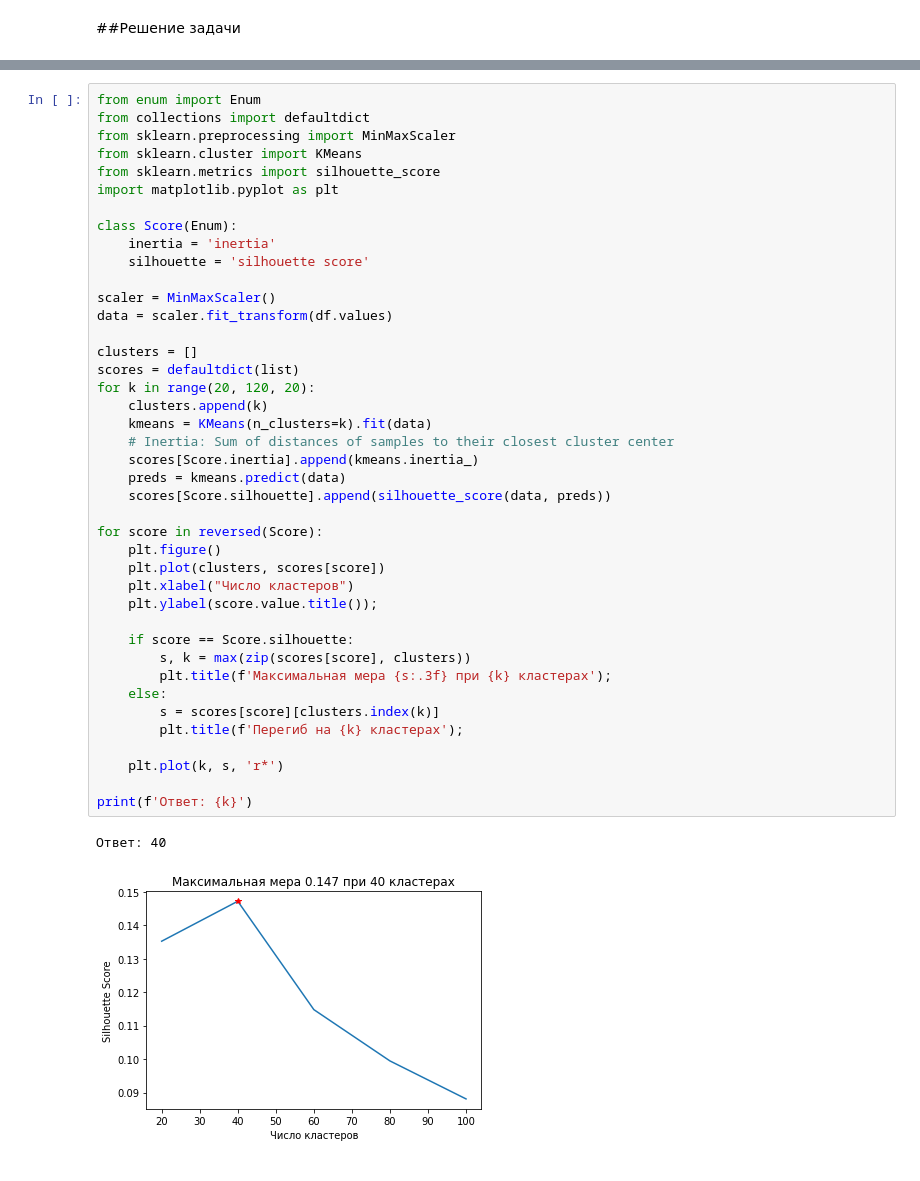
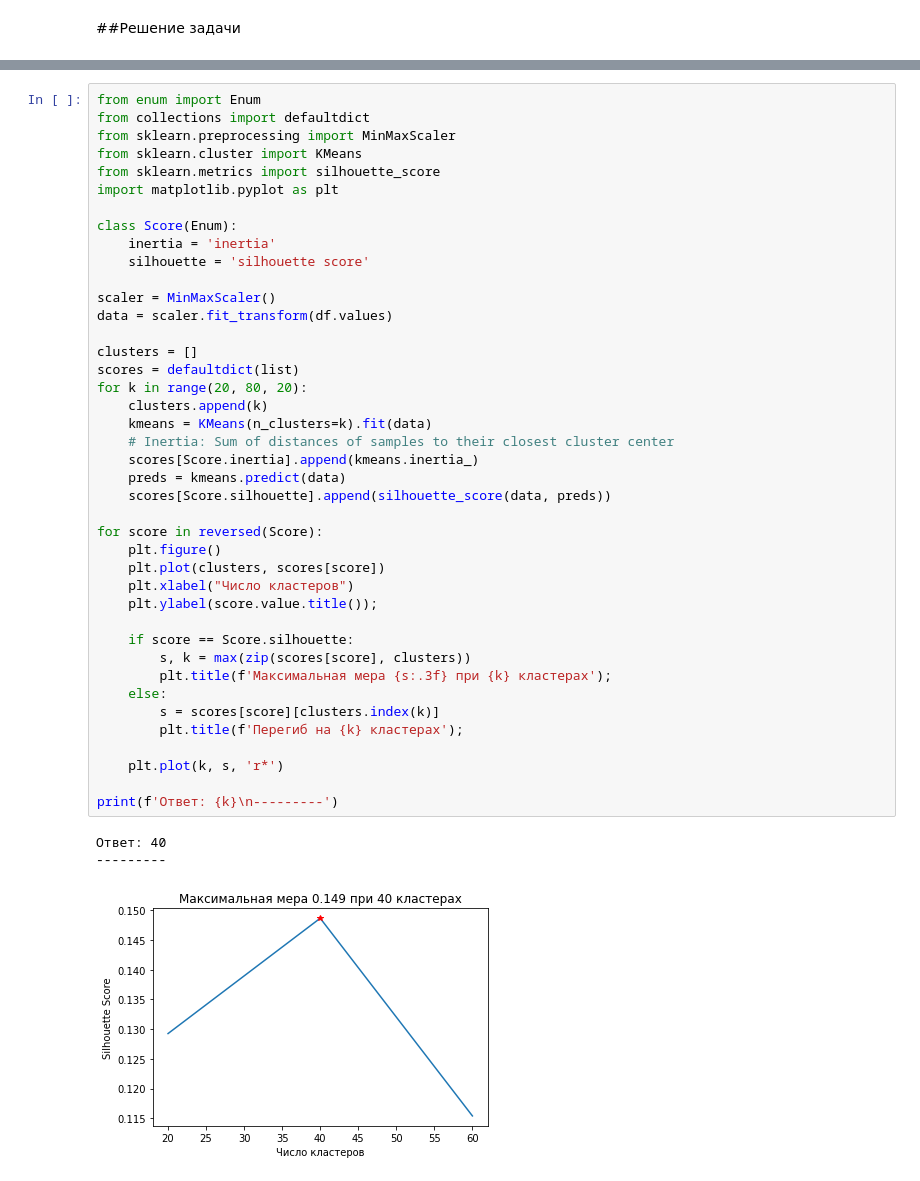
Before and after one commit to crazyelf1971/odb21, a Jupyter notebook: odb_4_Paris.ipynb, the cells around one changed output, grey strips where cells are left out. Cells and saved outputs as stored; diff of their text form.

```diff
--- a/odb_4_Paris.ipynb
+++ b/odb_4_Paris.ipynb
@@ -118,33 +144,34 @@ class Score(Enum):
 
 scaler = MinMaxScaler()
 data = scaler.fit_transform(df.values)
 
 clusters = []
 scores = defaultdict(list)
-for k in range(20, 120, 20):
+for k in range(20, 80, 20):
     clusters.append(k)
     kmeans = KMeans(n_clusters=k).fit(data)
     # Inertia: Sum of distances of samples to their closest cluster center
     scores[Score.inertia].append(kmeans.inertia_)
     preds = kmeans.predict(data)
     scores[Score.silhouette].append(silhouette_score(data, preds))
 
 for score in reversed(Score):
     plt.figure()
     plt.plot(clusters, scores[score])
     plt.xlabel("Число кластеров")
     plt.ylabel(score.value.title());
 
     if score == Score.silhouette:
         s, k = max(zip(scores[score], clusters))
         plt.title(f'Максимальная мера {s:.3f} при {k} кластерах');
     else:
         s = scores[score][clusters.index(k)]
         plt.title(f'Перегиб на {k} кластерах');
 
     plt.plot(k, s, 'r*')
 
-print(f'Ответ: {k}')
+print(f'Ответ: {k}\n---------')
 # %% [output]
 Ответ: 40
+---------
-[figure, old version]
+[figure, new version]
```
Also changed, not shown: parts of 8 cells of this notebook, 15 other files.
